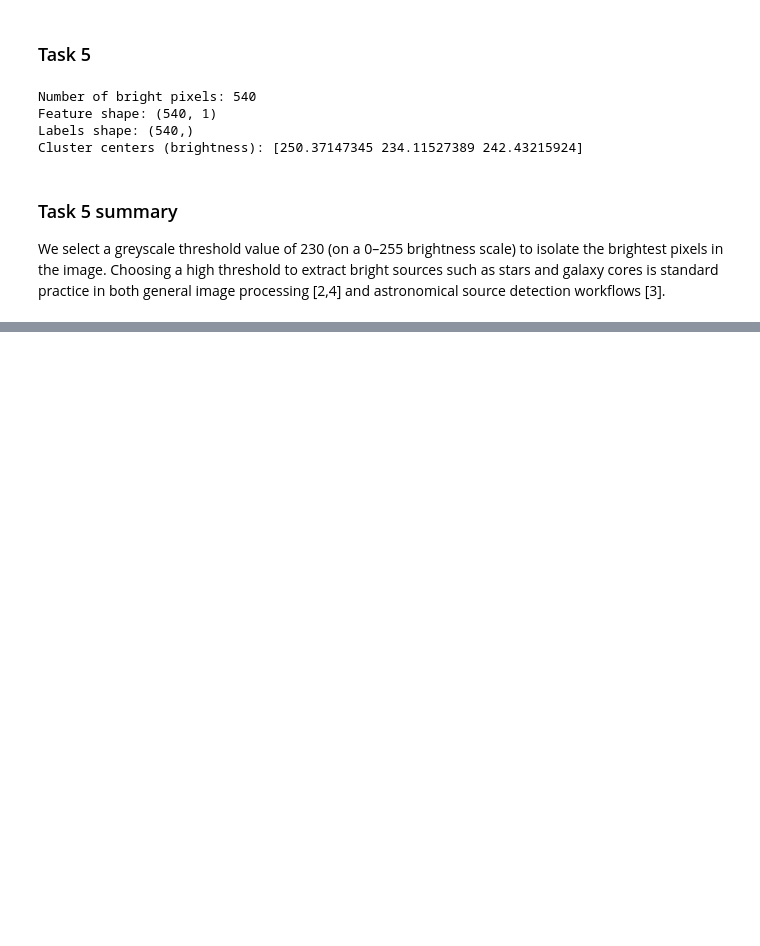
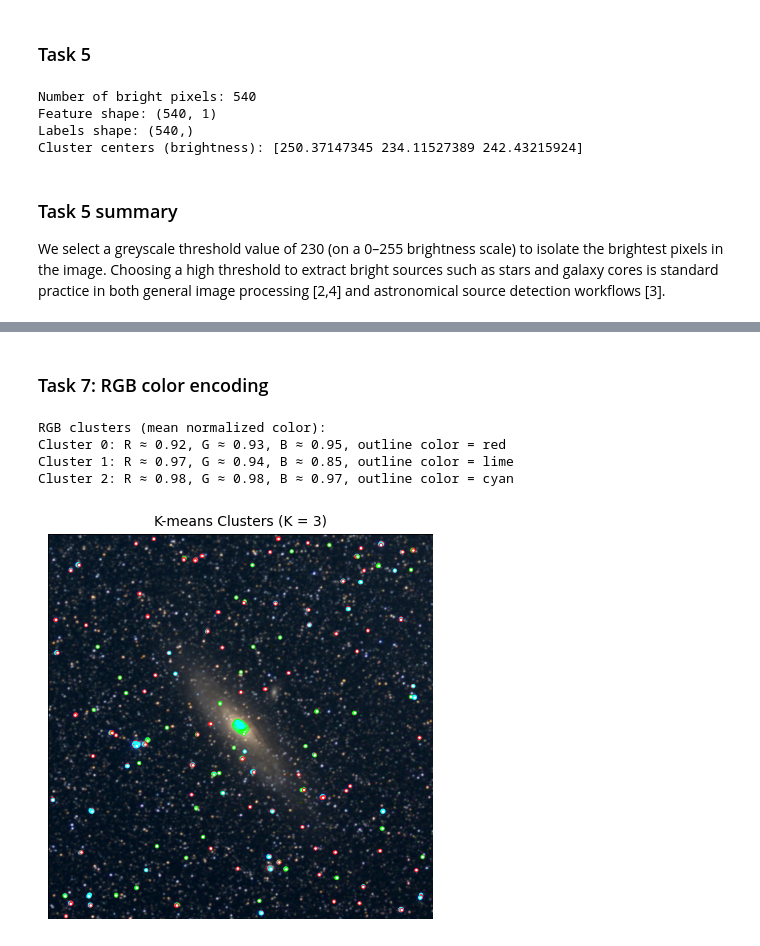
Before and after one commit to OMNiBaNDi/MOD300_project4, a Jupyter notebook: PyGaLaXy.ipynb, the cells around one changed output, grey strips where cells are left out. Drawn from its saved outputs; the diff is of its cells as text; code cells hidden in the pictures; blank space fills up the shorter version.

```diff
--- a/PyGaLaXy.ipynb
+++ b/PyGaLaXy.ipynb
@@ -160,0 +284,41 @@ general image processing [2,4] and astronomical source detection workflows [3].
+# %% [markdown]
+### Task 7: RGB color encoding
+# %%
+from PythonFunctions import run_kmeans_on_rgb
+
+# Run K-Means on RGB encoding
+labels_rgb, coords_rgb, features_rgb, kmeans_rgb = run_kmeans_on_rgb(
+    img_array,
+    grey_threshold=230.0,
+    n_clusters=3,
+    random_state=0,
+)
+
+# Overlay RGB clusters on the image
+fig_rgb_clusters, ax_rgb_clusters = overimpose_clusters_on_image(
+    img_array=img_array,
+    coords=coords_rgb,
+    labels=labels_rgb,
+    n_clusters=3,
+    figsize=(5, 5),
+    point_size=6.0,
+    alpha=0.9,
+)
+
+centers_rgb = kmeans_rgb.cluster_centers_
+
+print("RGB clusters (mean normalized color):")
+for cid, center in enumerate(centers_rgb):
+    r, g, b = center
+    color = CLUSTER_OUTLINE_COLORS[cid % len(CLUSTER_OUTLINE_COLORS)]
+    print(
+        f"Cluster {cid}: "
+        f"R ≈ {r:.2f}, G ≈ {g:.2f}, B ≈ {b:.2f}, "
+        f"outline color = {color}"
+    )
+# %% [output]
+RGB clusters (mean normalized color):
+Cluster 0: R ≈ 0.92, G ≈ 0.93, B ≈ 0.95, outline color = red
+Cluster 1: R ≈ 0.97, G ≈ 0.94, B ≈ 0.85, outline color = lime
+Cluster 2: R ≈ 0.98, G ≈ 0.98, B ≈ 0.97, outline color = cyan
+[figure, added]
```
Also changed, not shown: parts of 17 cells of this notebook, 1 other file.
